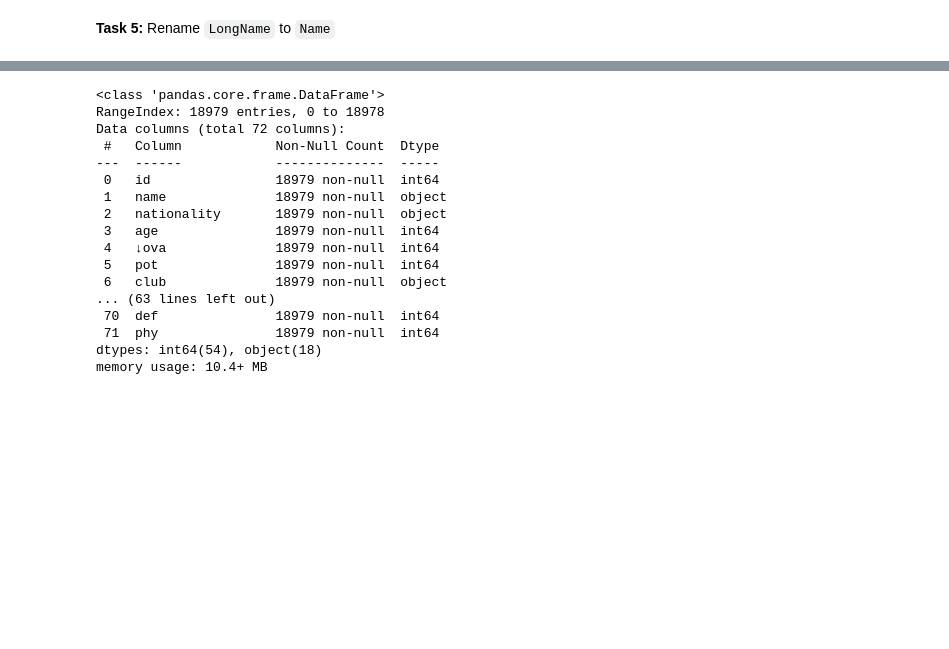
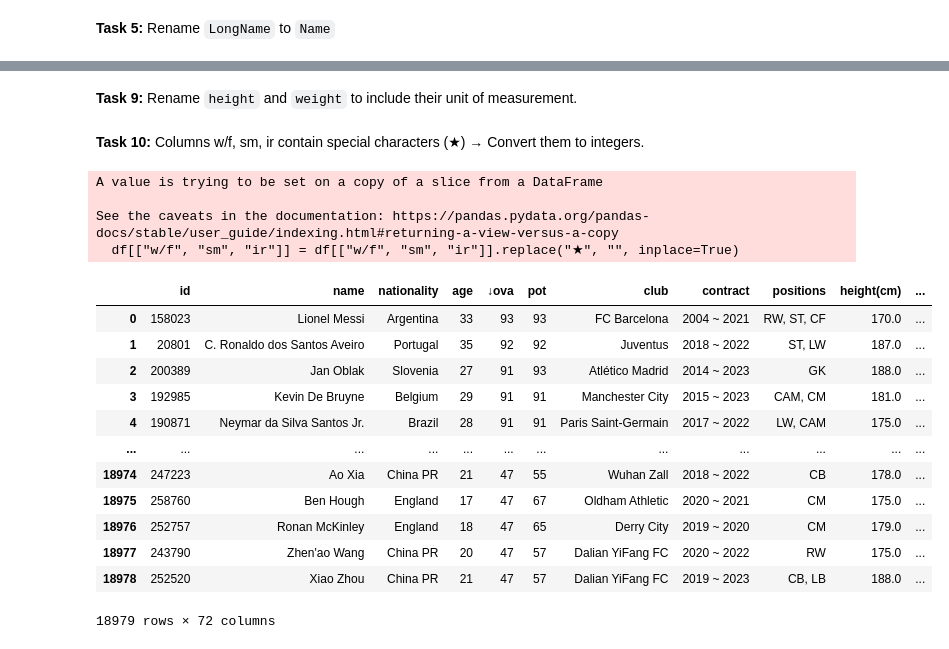
Before and after one commit to Ukomah/Data-Cleaning-and-Wrangling-Projects, a Jupyter notebook: 2021_FIFA_project/notebook/2021_fifa_nb.ipynb, the cells around one changed output, grey strips where cells are left out. Drawn from its saved outputs; the diff is of its cells as text; code cells hidden in the pictures; blank space fills up the shorter version.

```diff
--- a/2021_FIFA_project/notebook/2021_fifa_nb.ipynb
+++ b/2021_FIFA_project/notebook/2021_fifa_nb.ipynb
@@ -106,20 +98,58 @@ df[["value", "wage", "release_clause"]]
+# %%
+def convert_height(height):
+    """Convert height from feet'inches format to centimeters."""
+    if isinstance(height, str):
+        if "cm" in height:
+            height = height.replace("cm", "")
+            return float(height)
+        elif "'" in height:  # Ensure it's a string and contains feet notation
+            feet, inches = height.split("'")  # Split at apostrophe
+            height = (int(feet) * 30.48) + (int(inches.replace('"', "")) * 2.54)  # Convert to cm
+            return float(height)
+    return height
+
+
+df["height"] = df["height"].apply(convert_height)
+# %%
+def convert_weight(weight):
+    """Convert weight from lbs to kg."""
+    if isinstance(weight, str):
+        if "kg" in weight:
+            weight = weight.replace("kg", "")
+            return float(weight)
+        elif "lbs" in weight:  # Ensure it's a string with "lbs"
+            weight = round(int(weight.replace("lbs", "")) * 0.453592, 1)  # Convert to kg and round
+            return weight
+    return weight
+
+# Assuming df is your DataFrame
+df["weight"] = df["weight"].apply(convert_weight)
+# %% [markdown]
+**Task 9:** Rename `height` and `weight` to include their unit of measurement.
+# %%
+df.rename(columns={"height": "height(cm)", "weight":"weight(kg)"}, inplace=True)
+# %% [markdown]
+**Task 10:** Columns w/f, sm, ir contain special characters (★) → Convert them to integers.
+# %%
+df[["w/f", "sm", "ir"]] = df[["w/f", "sm", "ir"]].replace("★", "", inplace=True)
+# %% [output]
+A value is trying to be set on a copy of a slice from a DataFrame
+
+See the caveats in the documentation: https://pandas.pydata.org/pandas-docs/stable/user_guide/indexing.html#returning-a-view-versus-a-copy
+  df[["w/f", "sm", "ir"]] = df[["w/f", "sm", "ir"]].replace("★", "", inplace=True)
 # %%
-df.info()
+df
 # %% [output]
+|  | id | name | nationality | age | ↓ova | pot | club | contract | positions | height(cm) | ... |
+| 0 | 158023 | Lionel Messi | Argentina | 33 | 93 | 93 | FC Barcelona | 2004 ~ 2021 | RW, ST, CF | 170.0 | ... |
+| 1 | 20801 | C. Ronaldo dos Santos Aveiro | Portugal | 35 | 92 | 92 | Juventus | 2018 ~ 2022 | ST, LW | 187.0 | ... |
+| 2 | 200389 | Jan Oblak | Slovenia | 27 | 91 | 93 | Atlético Madrid | 2014 ~ 2023 | GK | 188.0 | ... |
+| 3 | 192985 | Kevin De Bruyne | Belgium | 29 | 91 | 91 | Manchester City | 2015 ~ 2023 | CAM, CM | 181.0 | ... |
+| 4 | 190871 | Neymar da Silva Santos Jr. | Brazil | 28 | 91 | 91 | Paris Saint-Germain | 2017 ~ 2022 | LW, CAM | 175.0 | ... |
+| ... | ... | ... | ... | ... | ... | ... | ... | ... | ... | ... | ... |
+| 18974 | 247223 | Ao Xia | China PR | 21 | 47 | 55 | Wuhan Zall | 2018 ~ 2022 | CB | 178.0 | ... |
+| 18975 | 258760 | Ben Hough | England | 17 | 47 | 67 | Oldham Athletic | 2020 ~ 2021 | CM | 175.0 | ... |
+| 18976 | 252757 | Ronan McKinley | England | 18 | 47 | 65 | Derry City | 2019 ~ 2020 | CM | 179.0 | ... |
+| 18977 | 243790 | Zhen'ao Wang | China PR | 20 | 47 | 57 | Dalian YiFang FC | 2020 ~ 2022 | RW | 175.0 | ... |
+| 18978 | 252520 | Xiao Zhou | China PR | 21 | 47 | 57 | Dalian YiFang FC | 2019 ~ 2023 | CB, LB | 188.0 | ... |
-<class 'pandas.core.frame.DataFrame'>
-RangeIndex: 18979 entries, 0 to 18978
-Data columns (total 72 columns):
- #   Column            Non-Null Count  Dtype
----  ------            --------------  -----
- 0   id                18979 non-null  int64
- 1   name              18979 non-null  object
- 2   nationality       18979 non-null  object
- 3   age               18979 non-null  int64
- 4   ↓ova              18979 non-null  int64
- 5   pot               18979 non-null  int64
- 6   club              18979 non-null  object
-... (63 lines left out)
- 70  def               18979 non-null  int64
- 71  phy               18979 non-null  int64
-dtypes: int64(54), object(18)
-memory usage: 10.4+ MB
+18979 rows × 72 columns
```
Also changed, not shown: parts of 8 cells of this notebook.
